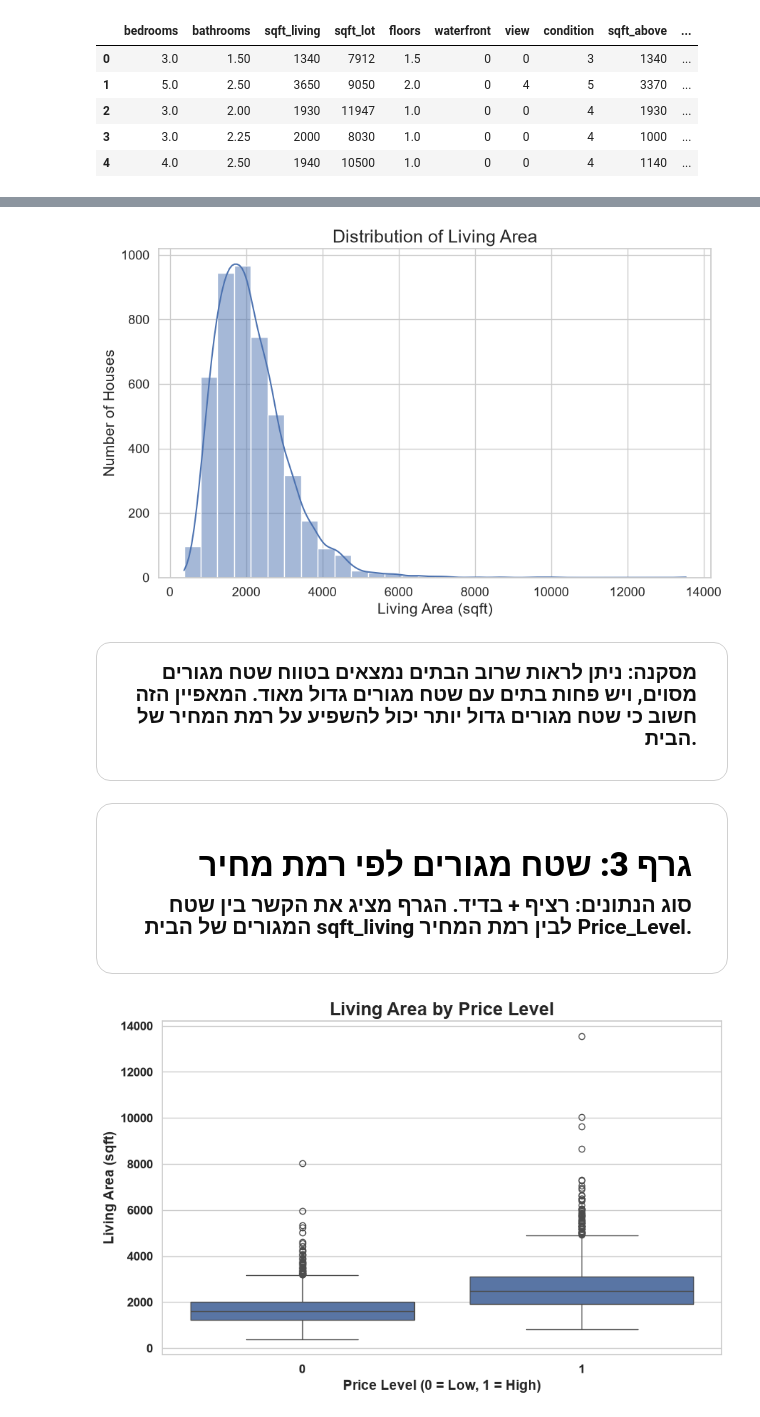
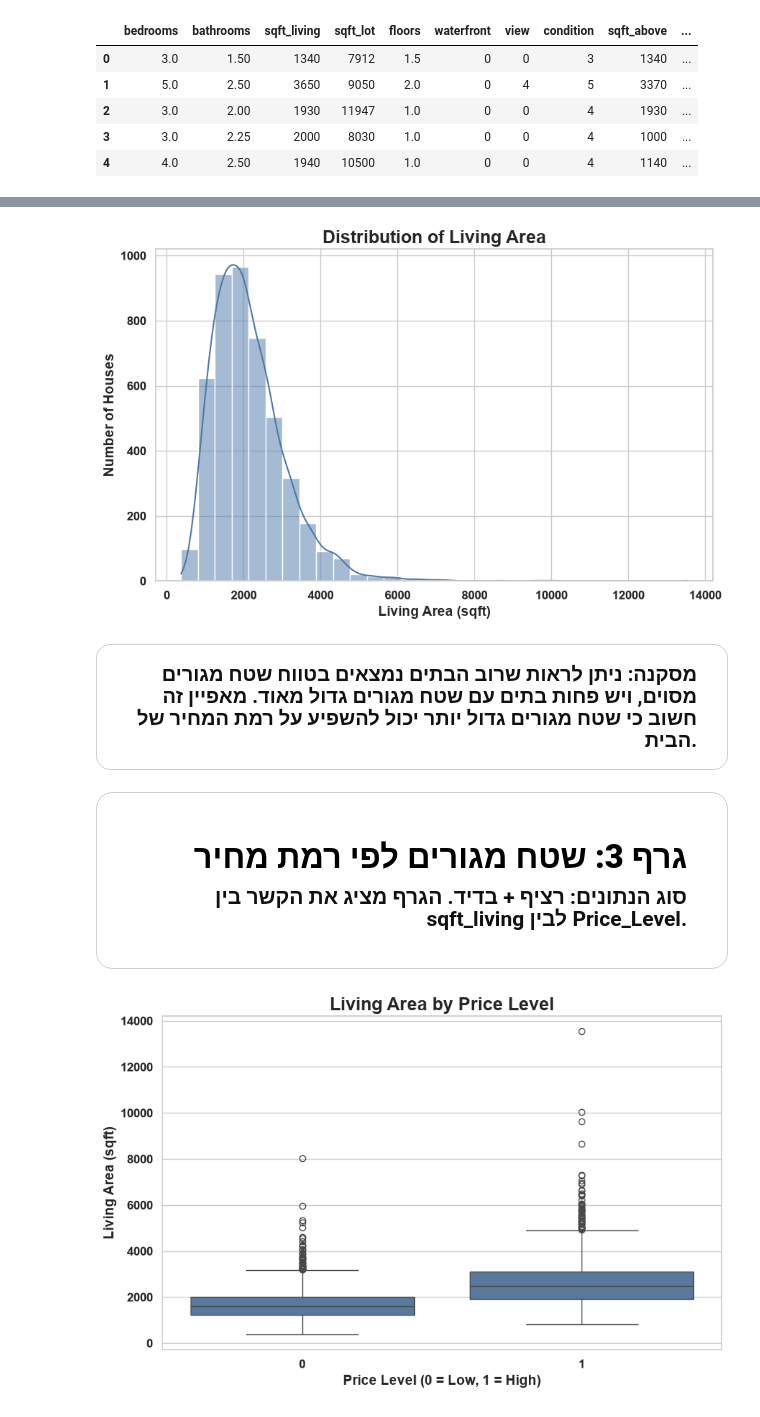
Before and after one commit to MhmdRayanm7/House-Price-Prediction-ML, a Jupyter notebook: notebooks/House_Price_Project.ipynb, the cells around one changed output, grey strips where cells are left out. Drawn from its saved outputs; the diff is of its cells as text; code cells hidden in the pictures.

```diff
--- a/notebooks/House_Price_Project.ipynb
+++ b/notebooks/House_Price_Project.ipynb
@@ -200,15 +216,3 @@ Libraries imported successfully
 </p>
 
 </div>
-# %%
-data_path = Path("../data/data_House.csv")
-
-if not data_path.exists():
-    data_path = Path("data/data_House.csv")
-
-df = pd.read_csv(data_path)
-
-print("Dataset loaded successfully")
-print("Dataset shape:", df.shape)
-
-df.head()
@@ -620,58 +516,24 @@ plt.show()
 # %%
 # Graph 2: Histogram of sqft_living
 
 plt.figure(figsize=(10, 6))
-sns.histplot(data=df, x="sqft_living", bins=30, kde=True)
+sns.histplot(data=df, x="sqft_living", bins=30, kde=True, color="#4C78A8")
 
-plt.title("Distribution of Living Area")
-plt.xlabel("Living Area (sqft)")
-plt.ylabel("Number of Houses")
+plt.title("Distribution of Living Area", fontsize=18, fontweight="bold")
+plt.xlabel("Living Area (sqft)", fontsize=14, fontweight="bold")
+plt.ylabel("Number of Houses", fontsize=14, fontweight="bold")
+plt.xticks(fontsize=12, fontweight="bold")
+plt.yticks(fontsize=12, fontweight="bold")
 
 plt.show()
 # %% [output]
-[figure, old version]
+[figure, new version]
 # %% [markdown]
-<div dir="rtl" style="
-    max-width: 950px;
-    margin: 15px auto 30px auto;
-    padding: 18px 30px;
-    text-align: right;
-    font-size: 20px;
-    line-height: 1.8;
-    background-color: #ffffff;
-    color: #111111;
-    font-weight: 600;
-    border: 1px solid #d0d0d0;
-    border-radius: 14px;
-">
-
-<b>מסקנה:</b>
-ניתן לראות שרוב הבתים נמצאים בטווח שטח מגורים מסוים, ויש פחות בתים עם שטח מגורים גדול מאוד.
-המאפיין הזה חשוב כי שטח מגורים גדול יותר יכול להשפיע על רמת המחיר של הבית.
-
-</div>
+<div dir="rtl" style=" max-width: 950px; margin: 15px auto 30px auto; padding: 18px 30px; text-align: right; font-size: 20px; line-height: 1.8; background-color: #ffffff; color: #111111; font-weight: 600; border: 1px solid #d0d0d0; border-radius: 14px; "><b>מסקנה:</b> ניתן לראות שרוב הבתים נמצאים בטווח שטח מגורים מסוים, ויש פחות בתים עם שטח מגורים גדול מאוד. מאפיין זה חשוב כי שטח מגורים גדול יותר יכול להשפיע על רמת המחיר של הבית.</div>
 # %% [markdown]
-<div dir="rtl" style="
-    max-width: 950px;
-    margin: 25px auto;
-    padding: 22px 35px;
-    text-align: right;
-    font-size: 21px;
-    line-height: 1.8;
-    background-color: #ffffff;
-    color: #111111;
-    font-weight: 600;
-    border: 1px solid #d0d0d0;
-    border-radius: 16px;
-">
-
+<div dir="rtl" style=" max-width: 950px; margin: 25px auto; padding: 25px 40px; text-align: right; font-size: 21px; line-height: 1.9; background-color: #ffffff; color: #111111; font-weight: 600; border: 1px solid #d0d0d0; border-radius: 16px; ">
 <h2 style="color:#000000; font-weight:800;">גרף 3: שטח מגורים לפי רמת מחיר</h2>
-
-<p>
-סוג הנתונים: <b>רציף + בדיד</b>.
-הגרף מציג את הקשר בין שטח המגורים של הבית <b>sqft_living</b> לבין רמת המחיר <b>Price_Level</b>.
-</p>
-
+<p>סוג הנתונים: <b>רציף + בדיד</b>. הגרף מציג את הקשר בין <b>sqft_living</b> לבין <b>Price_Level</b>.</p>
 </div>
 # %%
 # Graph 3: Living area by price level
```
Also changed, not shown: parts of 52 cells of this notebook.
